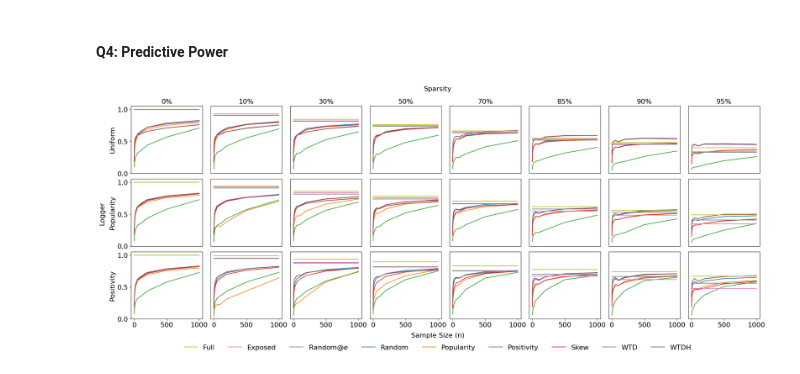
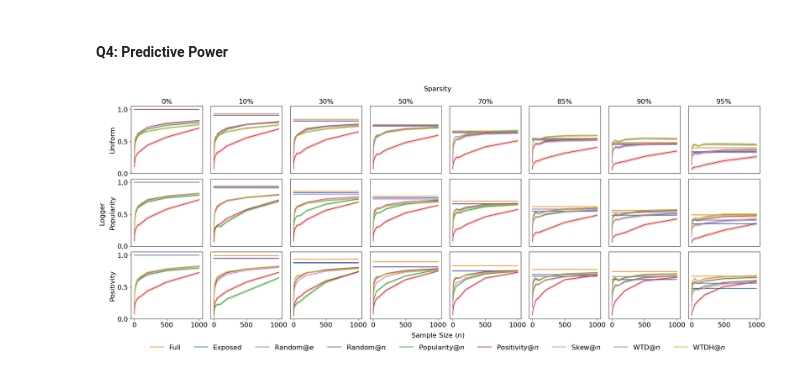
Before and after one commit to LatinUFMG/recommenders-sampling, a Jupyter notebook: experiments/sampling/paper_plots.ipynb, the cells around one changed output. Drawn from its saved outputs; the diff is of its cells as text; code cells hidden in the pictures.

Commit message:
Final version of plots

```diff
--- a/experiments/sampling/paper_plots.ipynb
+++ b/experiments/sampling/paper_plots.ipynb
@@ -1036,22 +1057,28 @@ def format_sampler_name(c, return_at=False):
     if not return_at:
         c = c.split("@")[0]
 
-    c = c.split("-")[-1].replace("CNC", "").capitalize().replace("Randexpo", "Random@$e$")
+    c = c.split("-")[-1].replace("CNC", "").capitalize()
+    if c.startswith("Random"):
+        c = "Random@$n$"
+    if c.startswith("Randexpo"):
+        c = "Random@$e$"
     if c == "Gt":
         c = "GT"
     if c.startswith("Wtd"):
-        c = c.upper()
+        c = c.upper() + "@$n$"
     if c.startswith("Pop"):
-        c = "Popularity"
+        c = "Popularity" + "@$n$"
     if c.startswith("Pos"):
-        c = "Positivity"
+        c = "Positivity" + "@$n$"
+    if c.startswith("Skew"):
+        c = "Skew" + "@$n$"
 
     if "@" in c and return_at:
-        c += ("@" + c.split("@")[-1] if return_at else "")
+        c = (c.split("@")[0] + "@" + c.split("@")[-1] if return_at else "")
     return c
 
 def sort_legend(handle, labels):
-    expected_order = {"GT": 0, "Full": 1, "Exposed": 2, "Random@$e$": 3, "Random": 4, "Popularity": 5, "Positivity": 6, "Skew": 7, "WTD": 8, "WTDH": 9}
+    expected_order = {"GT": 0, "Full": 1, "Exposed": 2, "Random@$e$": 3, "Random@$n$": 4, "Popularity@$n$": 5, "Positivity@$n$": 6, "Skew@$n$": 7, "WTD@$n$": 8, "WTDH@$n$": 9}
     sorted_indices = sorted(range(len(labels)), key=lambda i: expected_order.get(labels[i], len(expected_order)))
     sorted_handles = [handle[i] for i in sorted_indices]
     sorted_labels = [labels[i] for i in sorted_indices]
@@ -1063,8 +1090,10 @@ handles = None
 labels = None
 percentages_to_plot = [0, 10, 30, 50, 70, 85, 90, 95]
 
+sns.color_palette("Set2", n_colors=9)
+
 ncols = len(bias_types)
-fig, axes = plt.subplots(nrows=len(bias_types), ncols=len(percentages_to_plot), figsize=(22, 8))#, width_ratios=[1.05, 1, 1, 1, 1])
+fig, axes = plt.subplots(nrows=len(bias_types), ncols=len(percentages_to_plot), figsize=(22, 8))
 
 default_cols = ["CNCFULL", "EXPOSED", "CNCRANDEXPO"]
 
@@ -1073,7 +1102,6 @@ for i, biastype in enumerate(bias_types):
     for metric in available_metrics:
         if metric != "ndcg@100":
             continue
-
         if metric not in q4_kendalldf_by_biastype_metric_biasmodel_samplerblock[bias_type]:
             continue
 
@@ -1090,23 +1118,16 @@ for i, biastype in enumerate(bias_types):
                 corrdf["bias"] = bias
                 list_corrdf.append(corrdf)
 
-            corrdf_aux = (
-                pd.concat(list_corrdf)
-                .set_index("bias")
-            )
+            corrdf_aux = pd.concat(list_corrdf)
 
             select_cols = default_cols[:] if "RANDOM" in sampler_block else []
             select_cols.extend(corrdf_aux.columns)
 
-            corrdf_aux = (
-                corrdf_aux[select_cols]
-                .select_dtypes("number")
-                .groupby("bias").mean().T
-                .rename_axis(None, axis=1)
-                .dropna()
-                .sort_index(ascending=False, na_position="first", key=lambda s: s.map(sampler_order), axis=0)
-                .sort_index(na_position="first", axis=1)
-            )
+            corrdf_aux = corrdf_aux[select_cols].melt(id_vars=["bias"], var_name="sampler")
+            corrdf_aux["row"] = corrdf_aux.groupby(["sampler", "bias"]).cumcount()
+            corrdf_aux = corrdf_aux.pivot(index=["sampler", "row"], columns="bias", values="value").reset_index(level="row", drop=True)
+            corrdf_aux.columns.name = None
+            corrdf_aux.index.name = None
 
             list_corrdf_final.append(corrdf_aux.rename(lambda c: metric + "-" + c, axis=0))
 
@@ -1154,7 +1175,8 @@ for i, biastype in enumerate(bias_types):
     corrdf_plot = pd.concat([corrdf_plot] + list_new_corrdfs)
 
     corrdf_plot["sampler"] = corrdf_plot["sampler"].apply(lambda s: format_sampler_name(s))
-    corrdf_plot = corrdf_plot.query("sampler != 'GT'").copy()
+    corrdf_plot = corrdf_plot.query("sampler != 'GT'").sort_values("sampler").copy()
+    corrdf_plot = corrdf_plot.reset_index(drop=True)
     for j, p in enumerate(percentages_to_plot):
         ax = axes[i][j]
         ax = sns.lineplot(corrdf_plot, x="at", y=biastype + str(p), hue="sampler", ax=ax)
@@ -1163,32 +1185,32 @@ for i, biastype in enumerate(bias_types):
         if i == 0:
             ax.set_title(f"{p}%", fontsize=16)
         if i == len(bias_types) - 1:
             ax.set_xlabel("")
         else:
             ax.xaxis.set_tick_params(length=0, labelbottom=False)
             ax.set_xlabel("")
             ax.set_xticklabels([])
 
         if j == 0:
             ax.set_ylabel(grid_label, fontsize=16)
         else:
             ax.yaxis.set_tick_params(length=0, labelbottom=False)
             ax.set_ylabel("")
             ax.set_yticklabels([])
 
         handles, labels = ax.get_legend_handles_labels()
         ax.legend_.remove()
 
 fig.legend(*sort_legend(handles, labels), loc='upper center', bbox_to_anchor=(0.5, -0.01), ncol=len(handles), frameon=False, fontsize=16)
 fig.tight_layout(w_pad=0.3, h_pad=0.3)
 
 # Add general labels for the grid
 fig.text(0.5, 1.01, "Sparsity", ha='center', va='center', fontsize=16)  # General x-axis label at the
-fig.text(0.5, 0.0, "Sample Size (n)", ha='center', va='center', fontsize=16)  # General x-axis label at the top
+fig.text(0.5, 0.0, "Sample Size ($n$)", ha='center', va='center', fontsize=16)  # General x-axis label at the top
 fig.text(0.0, 0.5, "Logger", ha='center', va='center', rotation='vertical', fontsize=16)  # General y-axis label
 
 fig.show()
 
 fig.savefig(os.path.join("q4_predictiv_power_line.pdf"), dpi=1300, bbox_inches="tight", pad_inches=0.05)
 # %% [output]
-[figure, old version]
+[figure, new version]
```
Also changed, not shown: parts of 7 cells of this notebook.
